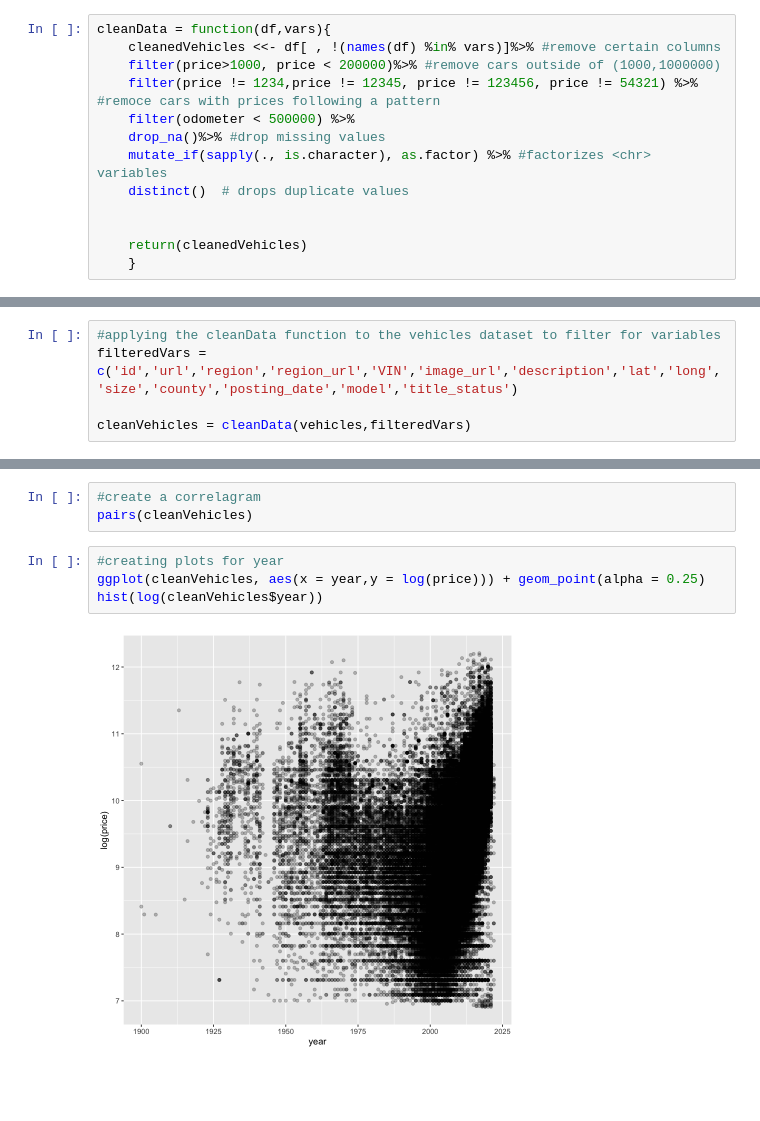
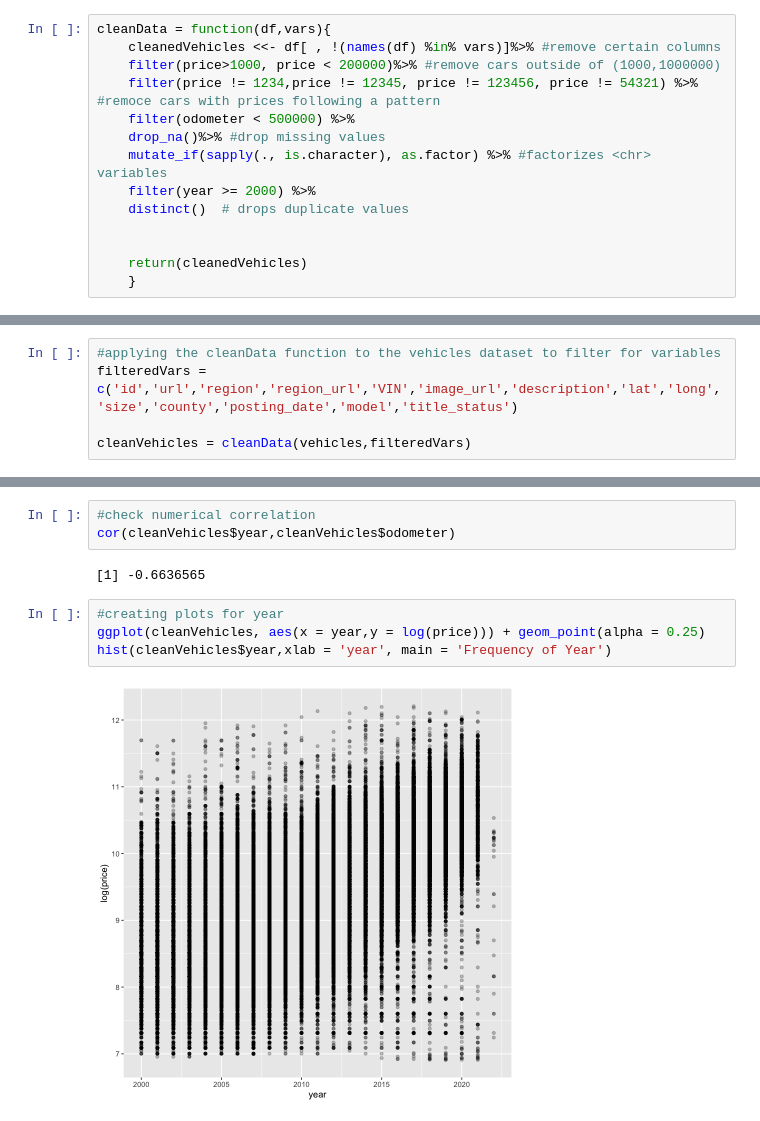
Before and after one commit to SorenRajani/STAT_447B_Project, a Jupyter notebook: dataClean.ipynb, the cells around one changed output, grey strips where cells are left out. Cells and saved outputs as stored; diff of their text form; blank space fills up the shorter version.

```diff
--- a/dataClean.ipynb
+++ b/dataClean.ipynb
@@ -50,6 +42,7 @@ cleanData = function(df,vars){
     filter(odometer < 500000) %>%
     drop_na()%>% #drop missing values
     mutate_if(sapply(., is.character), as.factor) %>% #factorizes <chr> variables
+    filter(year >= 2000) %>%
     distinct()  # drops duplicate values
 
 
@@ -87,9 +80,11 @@ hist(log(cleanVehicles$price), xlab ='log(Price)',main = 'Distribution of log(Pr
-# %%
-#create a correlagram
-pairs(cleanVehicles)
+# %%
+#check numerical correlation
+cor(cleanVehicles$year,cleanVehicles$odometer)
+# %% [output]
+[1] -0.6636565
 # %%
 #creating plots for year
 ggplot(cleanVehicles, aes(x = year,y = log(price))) + geom_point(alpha = 0.25)
-hist(log(cleanVehicles$year))
+hist(cleanVehicles$year,xlab = 'year', main = 'Frequency of Year')
 # %% [output]
-[figure, old version]
+[figure, new version]
```
Also changed, not shown: parts of 4 cells of this notebook.
